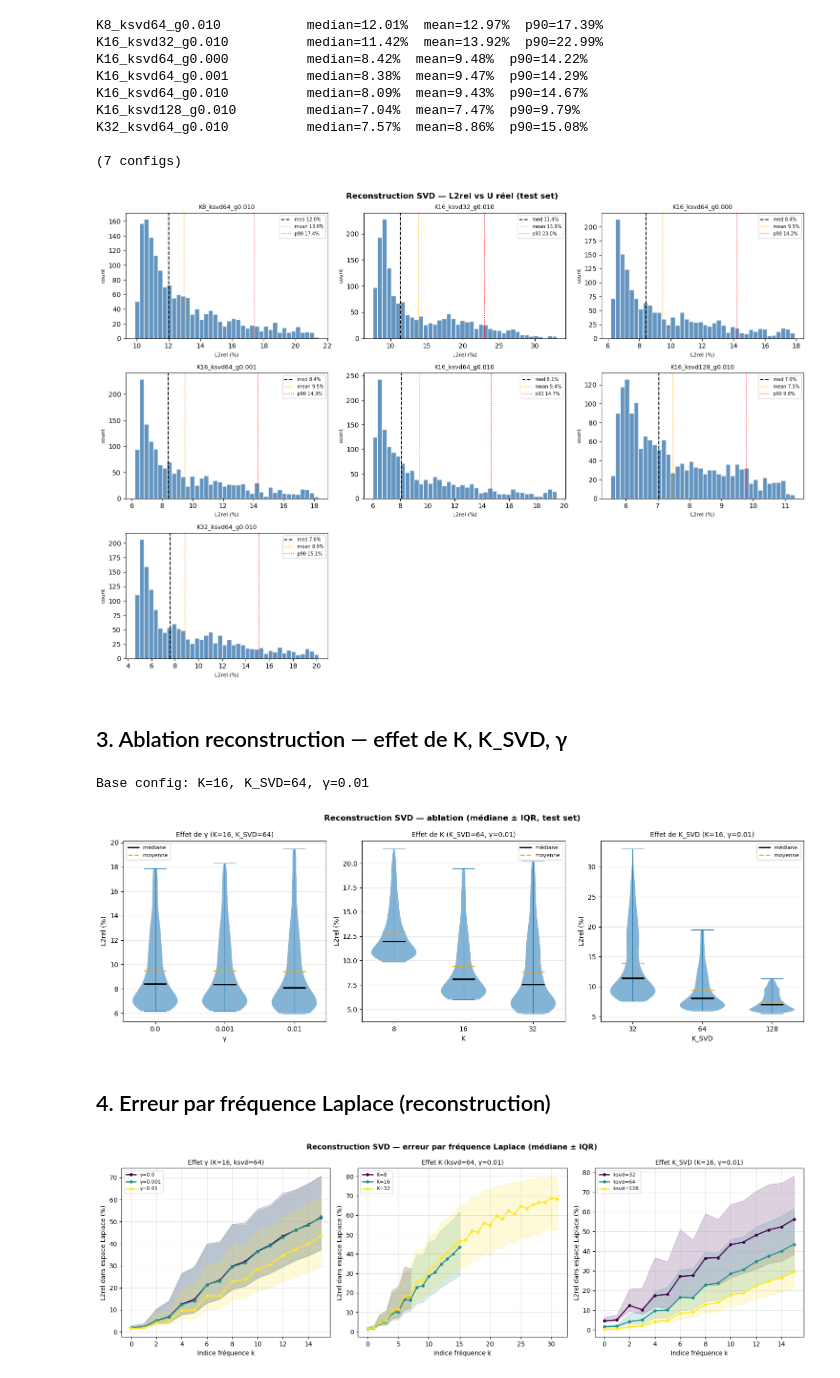
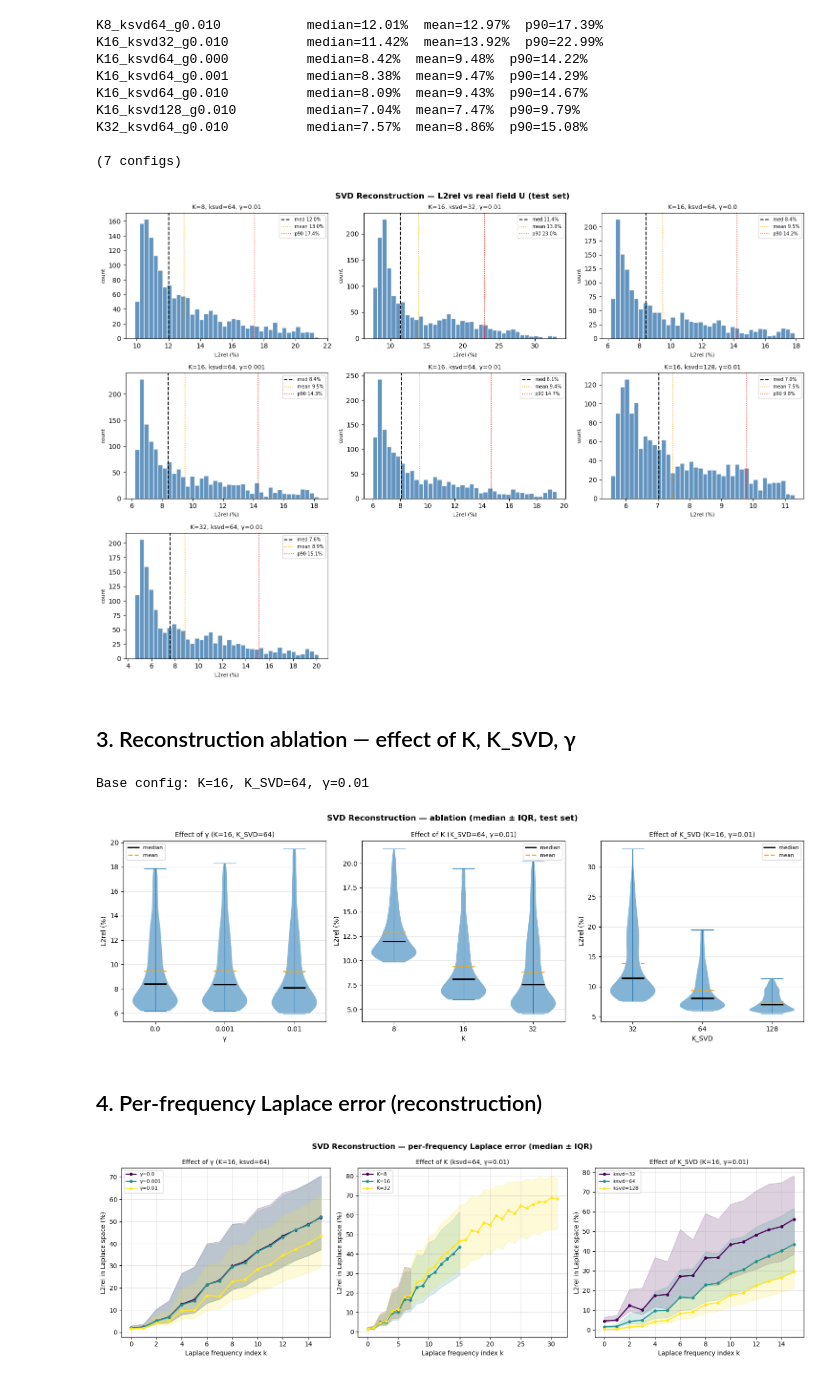
Before and after one commit to keyvanatt/laplace-autoencoders, a Jupyter notebook: notebooks/eval_svd.ipynb, the cells around one changed output. Cells and saved outputs as stored; diff of their text form; code cells hidden in the pictures.

```diff
--- a/notebooks/eval_svd.ipynb
+++ b/notebooks/eval_svd.ipynb
@@ -97,12 +97,18 @@ def load_u_batch(idx_list: list) -> np.ndarray:
         out.append(u)
     return np.stack(out)   # (B, Nt, N, N)
 
-# Helper: pretty config label
 def _label(K, k_svd, g):
     return f'K={K}, ksvd={k_svd}, γ={g}'
 
 def _tag(K, k_svd, g):
     return f'K{K}_ksvd{k_svd}_g{g:.3f}'
 
+def _tag_label(tag):
+    m = re.match(r'K(\d+)_ksvd(\d+)_g([0-9.]+)', tag)
+    if m:
+        K, ksvd, g = int(m.group(1)), int(m.group(2)), float(m.group(3))
+        return f'K={K}, ksvd={ksvd}, γ={g}'
+    return tag
+
 sorted_test = sorted(test_idx)
 # %% [markdown]
@@ -133,7 +139,7 @@ K32_ksvd64_g0.010          median=7.57%  mean=8.86%  p90=15.08%
 
 (7 configs)
 # %%
-# Histogrammes par config
+# Histograms per config
 tags   = list(rec_results.keys())
 ncols  = 3
 nrows  = (len(tags) + ncols - 1) // ncols
@@ -148,7 +154,7 @@ for ax, tag in zip(axes, tags):
     ax.axvline(median,              color='black',  linestyle='--', lw=1.4, label=f'med {median:.1f}%')
     ax.axvline(np.mean(l2),         color='orange', linestyle=':',  lw=1.2, label=f'mean {np.mean(l2):.1f}%')
     ax.axvline(np.percentile(l2,90),color='red',    linestyle=':',  lw=1.0, label=f'p90 {np.percentile(l2,90):.1f}%')
-    ax.set_title(tag, fontsize=9)
+    ax.set_title(_tag_label(tag), fontsize=9)
     ax.set_xlabel('L2rel (%)', fontsize=8)
     ax.set_ylabel('count', fontsize=8)
     ax.legend(fontsize=7)
@@ -156,13 +162,13 @@ for ax, tag in zip(axes, tags):
 for ax in axes[len(tags):]:
     ax.set_visible(False)
 
-fig.suptitle('Reconstruction SVD — L2rel vs U réel (test set)', fontsize=12, fontweight='bold')
+fig.suptitle('SVD Reconstruction — L2rel vs real field U (test set)', fontsize=12, fontweight='bold')
 fig.tight_layout()
 plt.show()
 # %% [output]
-[figure, old version]
+[figure, new version]
 # %% [markdown]
-## 3. Ablation reconstruction — effet de K, K_SVD, γ
+## 3. Reconstruction ablation — effect of K, K_SVD, γ
 # %%
 # Base config from svd_bases.pt
 K_BASE    = bases_ckpt['K_BASE']
@@ -186,8 +192,8 @@ def _violin(ax, groups, title, xlabel):
     ax.set_xlabel(xlabel); ax.set_ylabel('L2rel (%)')
     ax.set_title(title, fontsize=10)
     ax.legend(handles=[
-        Line2D([0],[0], color='black',  lw=2.2,            label='médiane'),
-        Line2D([0],[0], color='orange', lw=1.8, ls='--',   label='moyenne'),
+        Line2D([0],[0], color='black',  lw=2.2,            label='median'),
+        Line2D([0],[0], color='orange', lw=1.8, ls='--',   label='mean'),
     ], fontsize=8)
     ax.grid(alpha=0.3, axis='y')
 
@@ -207,55 +213,55 @@ sweep_ksvd = {k: rec_results[_tag(K_BASE, k, G_BASE)]
               and _tag(K, k, g) in rec_results}
 
 fig, axes = plt.subplots(1, 3, figsize=(15, 5))
-_violin(axes[0], sweep_g,    f'Effet de γ (K={K_BASE}, K_SVD={KSVD_BASE})', 'γ')
-_violin(axes[1], sweep_K,    f'Effet de K (K_SVD={KSVD_BASE}, γ={G_BASE})', 'K')
-_violin(axes[2], sweep_ksvd, f'Effet de K_SVD (K={K_BASE}, γ={G_BASE})',    'K_SVD')
+_violin(axes[0], sweep_g,    f'Effect of γ (K={K_BASE}, K_SVD={KSVD_BASE})', 'γ')
+_violin(axes[1], sweep_K,    f'Effect of K (K_SVD={KSVD_BASE}, γ={G_BASE})', 'K')
+_violin(axes[2], sweep_ksvd, f'Effect of K_SVD (K={K_BASE}, γ={G_BASE})',    'K_SVD')
 
-fig.suptitle('Reconstruction SVD — ablation (médiane ± IQR, test set)', fontweight='bold')
+fig.suptitle('SVD Reconstruction — ablation (median ± IQR, test set)', fontweight='bold')
 fig.tight_layout()
 plt.show()
 # %% [output]
 Base config: K=16, K_SVD=64, γ=0.01
-[figure, old version]
+[figure, new version]
 # %% [markdown]
-## 4. Erreur par fréquence Laplace (reconstruction)
+## 4. Per-frequency Laplace error (reconstruction)
 # %%
 fig, axes = plt.subplots(1, 3, figsize=(16, 5))
 
 def _plot_per_freq(ax, sweep, title, var_label, cmap=plt.cm.viridis):
     vals = sorted(sweep.keys())
     norm = plt.Normalize(0, max(len(vals)-1, 1))
     for i, v in enumerate(vals):
         tag = sweep[v]
         if tag not in freq_results: continue
         mat     = freq_results[tag]    # (n_test, K)
         K       = mat.shape[1]
         medians = np.median(mat, axis=0)
         p25     = np.percentile(mat, 25, axis=0)
         p75     = np.percentile(mat, 75, axis=0)
         color   = cmap(norm(i))
         ax.fill_between(range(K), p25, p75, alpha=0.18, color=color)
         ax.plot(range(K), medians, marker='o', ms=4, lw=1.8, color=color,
                 label=f'{var_label}={v}')
-    ax.set_xlabel('Indice fréquence k')
-    ax.set_ylabel('L2rel dans espace Laplace (%)')
+    ax.set_xlabel('Laplace frequency index k')
+    ax.set_ylabel('L2rel in Laplace space (%)')
     ax.set_title(title, fontsize=10)
     ax.legend(fontsize=8); ax.grid(alpha=0.35)
 
 sweep_g_freq    = {g: _tag(K_BASE, KSVD_BASE, g)
                    for K,k,g in bases_ckpt['configs'] if K==K_BASE and k==KSVD_BASE}
 sweep_K_freq    = {K: _tag(K, KSVD_BASE, G_BASE)
                    for K,k,g in bases_ckpt['configs'] if k==KSVD_BASE and g==G_BASE}
 sweep_ksvd_freq = {k: _tag(K_BASE, k, G_BASE)
                    for K,k,g in bases_ckpt['configs'] if K==K_BASE and g==G_BASE}
 
-_plot_per_freq(axes[0], sweep_g_freq,    f'Effet γ (K={K_BASE}, ksvd={KSVD_BASE})', 'γ')
-_plot_per_freq(axes[1], sweep_K_freq,    f'Effet K (ksvd={KSVD_BASE}, γ={G_BASE})', 'K')
-_plot_per_freq(axes[2], sweep_ksvd_freq, f'Effet K_SVD (K={K_BASE}, γ={G_BASE})',   'ksvd')
+_plot_per_freq(axes[0], sweep_g_freq,    f'Effect of γ (K={K_BASE}, ksvd={KSVD_BASE})', 'γ')
+_plot_per_freq(axes[1], sweep_K_freq,    f'Effect of K (ksvd={KSVD_BASE}, γ={G_BASE})', 'K')
+_plot_per_freq(axes[2], sweep_ksvd_freq, f'Effect of K_SVD (K={K_BASE}, γ={G_BASE})',   'ksvd')
 
-fig.suptitle('Reconstruction SVD — erreur par fréquence Laplace (médiane ± IQR)', fontweight='bold')
+fig.suptitle('SVD Reconstruction — per-frequency Laplace error (median ± IQR)', fontweight='bold')
 fig.tight_layout()
 plt.show()
 # %% [output]
-[figure, old version]
+[figure, new version]
 # %% [markdown]
```
Also changed, not shown: parts of 17 cells of this notebook.
